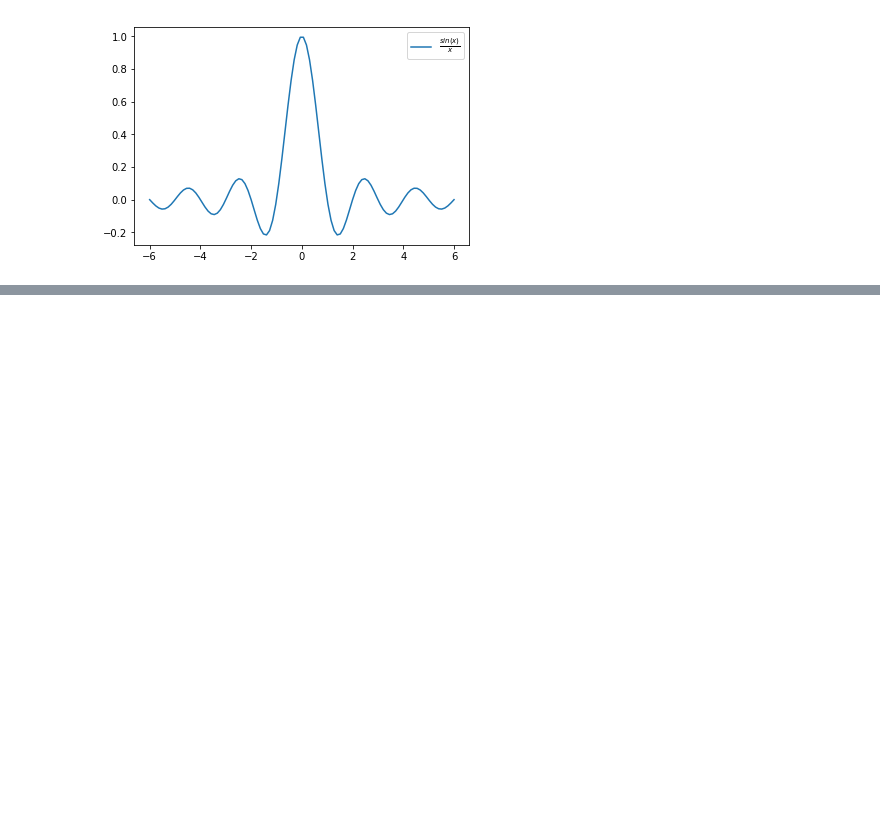
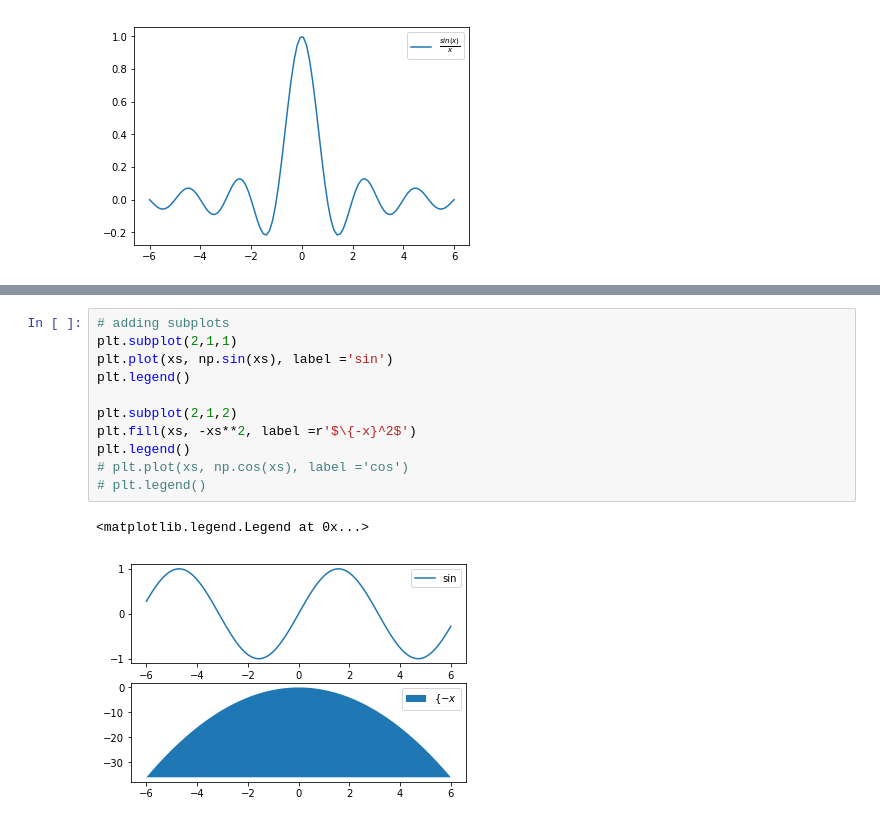
Before and after one commit to 4bic/learn_code, a Jupyter notebook: data_sci_foundations/mat_plotlib_II.ipynb, the cells around one changed output, grey strips where cells are left out. Cells and saved outputs as stored; diff of their text form; blank space fills up the shorter version.

```diff
--- a/data_sci_foundations/mat_plotlib_II.ipynb
+++ b/data_sci_foundations/mat_plotlib_II.ipynb
@@ -26,0 +30,14 @@ plt.legend()
+# %%
+# adding subplots
+plt.subplot(2,1,1)
+plt.plot(xs, np.sin(xs), label ='sin')
+plt.legend()
+
+plt.subplot(2,1,2)
+plt.fill(xs, -xs**2, label =r'$\{-x}^2$')
+plt.legend()
+# plt.plot(xs, np.cos(xs), label ='cos')
+# plt.legend()
+# %% [output]
+<matplotlib.legend.Legend at 0x...>
+[figure, added]
```
Also changed, not shown: parts of 3 cells of this notebook.
